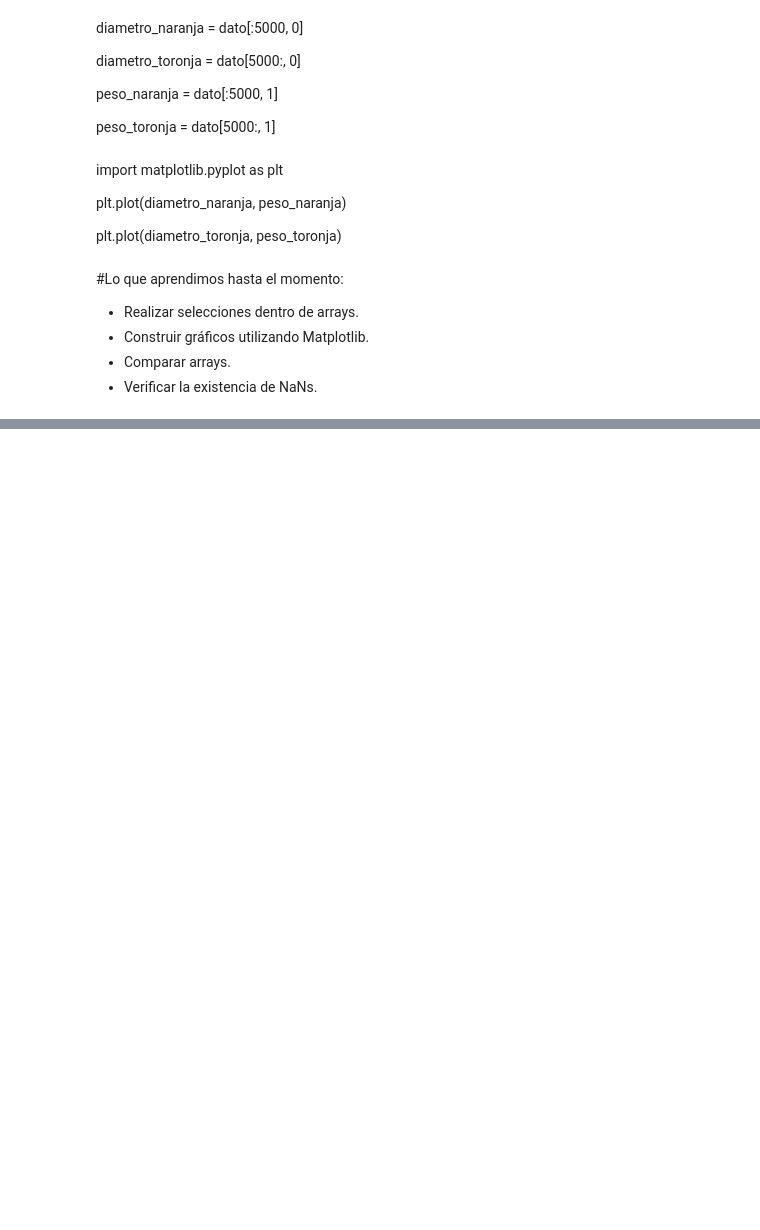
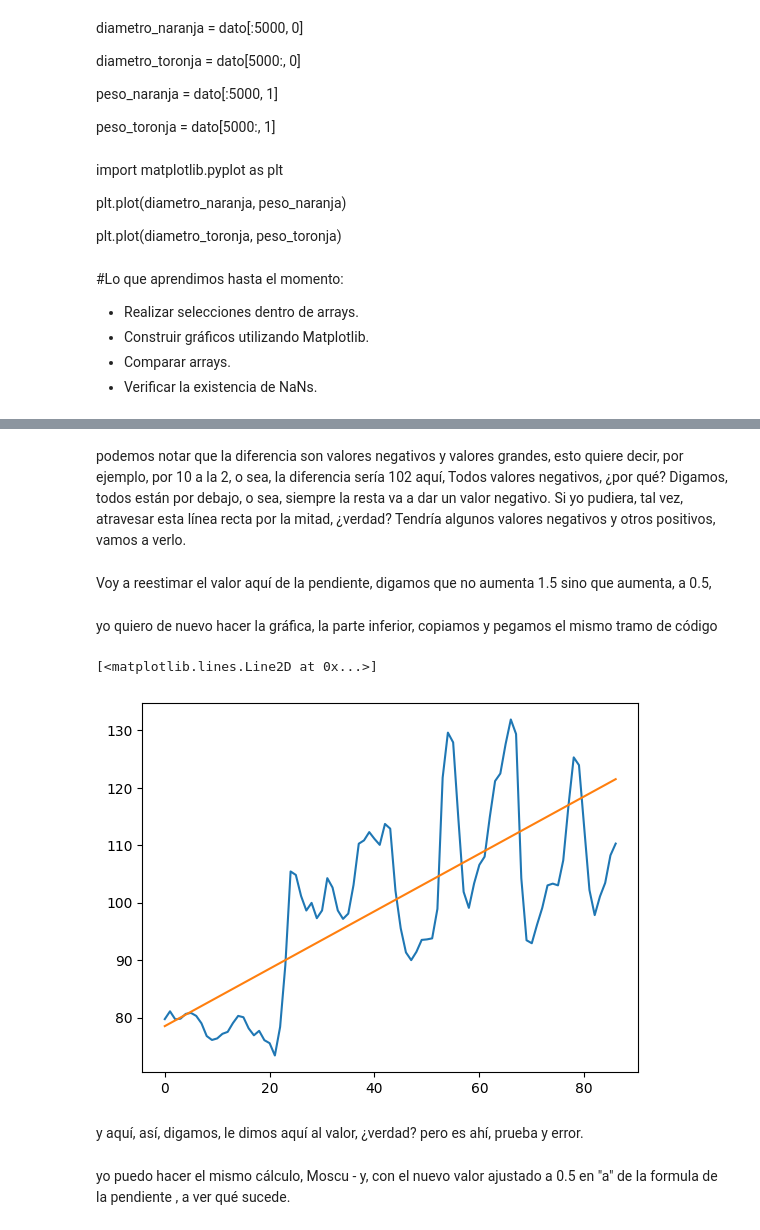
Before and after one commit to jorgevillegazz/Aprendiendo_ETL, a Jupyter notebook: NumPy.ipynb, the cells around one changed output, grey strips where cells are left out. Saved outputs shown, nothing was run; the diff lists cells and outputs as text; code cells hidden in the pictures; blank space fills up the shorter version.

```diff
--- a/NumPy.ipynb
+++ b/NumPy.ipynb
@@ -568,0 +635,19 @@ plt.plot(diametro_toronja, peso_toronja)
+# %% [markdown]
+podemos notar que la diferencia son valores negativos y valores grandes, esto quiere decir, por ejemplo, por 10 a la 2, o sea, la diferencia sería 102 aquí, Todos valores negativos, ¿por qué? Digamos, todos están por debajo, o sea, siempre la resta va a dar un valor negativo. Si yo pudiera, tal vez, atravesar esta línea recta por la mitad, ¿verdad? Tendría algunos valores negativos y otros positivos, vamos a verlo.
+# %% [markdown]
+Voy a reestimar el valor aquí de la pendiente, digamos que no aumenta 1.5 sino que aumenta, a  0.5,
+# %%
+x = fechas
+y = 0.5 * x + 78
+# %% [markdown]
+ yo quiero de nuevo hacer la gráfica, la parte inferior, copiamos y pegamos el mismo tramo de código
+# %%
+plt.plot(moscu)
+plt.plot(y)
+# %% [output]
+[<matplotlib.lines.Line2D at 0x...>]
+[figure, added]
+# %% [markdown]
+y aquí, así, digamos, le dimos aquí al valor, ¿verdad?  pero es ahí, prueba y error.
+# %% [markdown]
+yo puedo hacer el mismo cálculo, Moscu - y, con el nuevo valor ajustado a 0.5 en "a" de la formula de la pendiente ,  a ver qué sucede.
```
Also changed, not shown: parts of 24 cells of this notebook.
